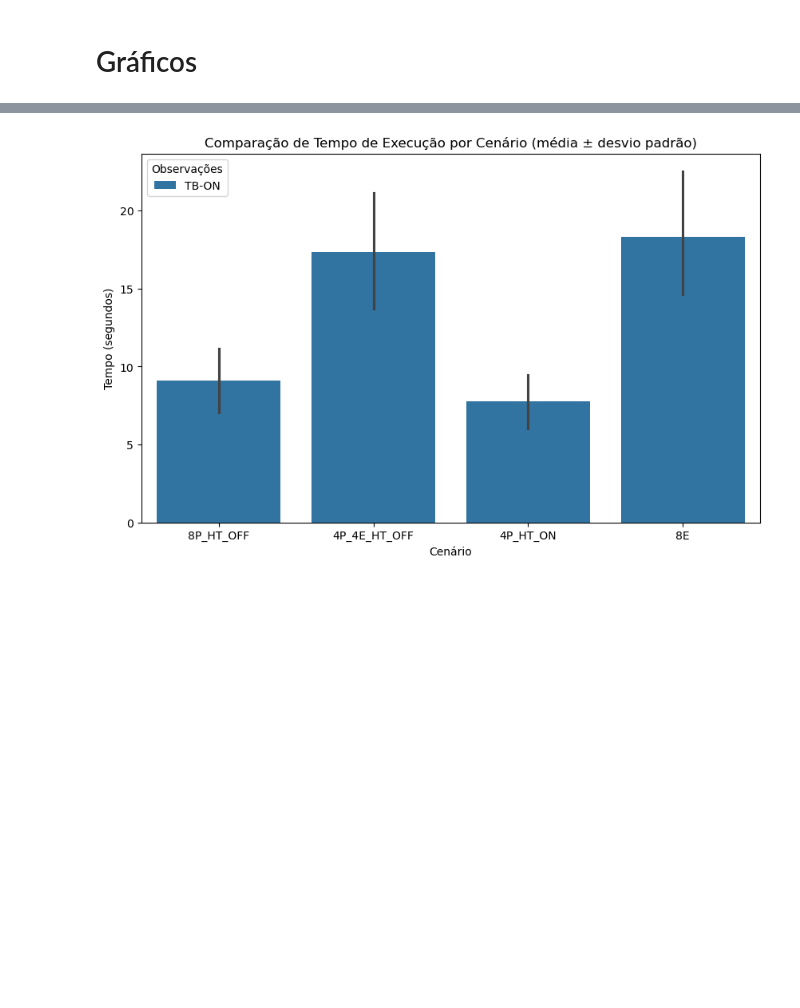
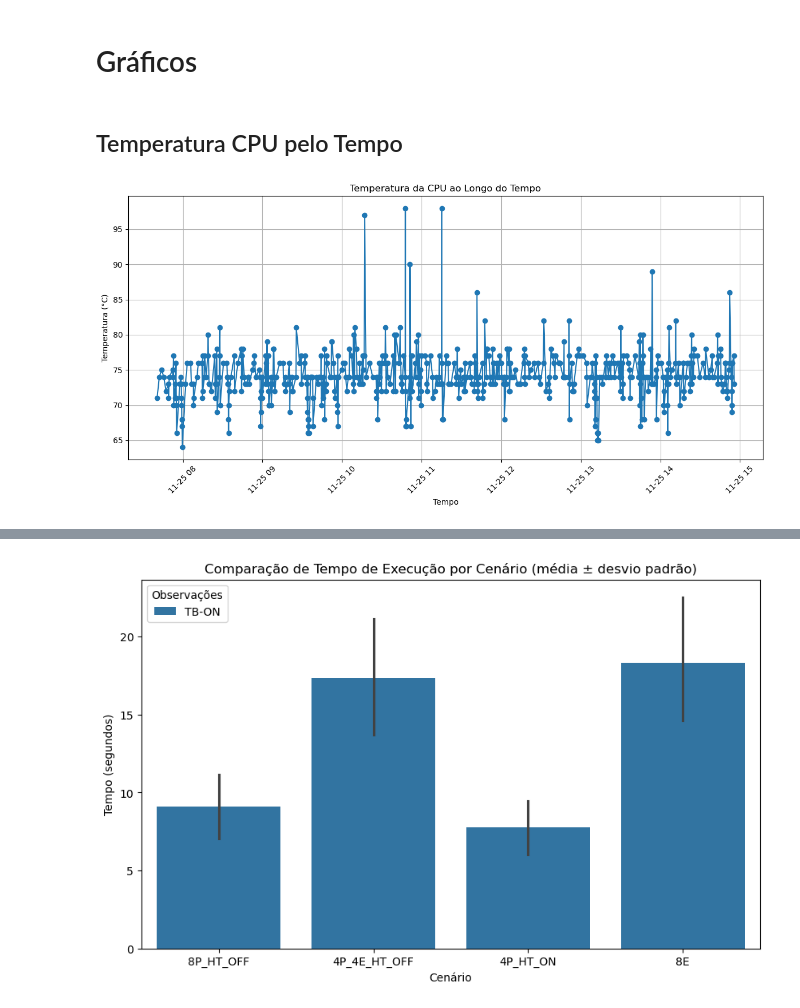
Before and after one commit to jlggross/TF-cmp223, a Jupyter notebook: 03-Final/03.1-Implementacao-Multiprocessing.ipynb, the cells around one changed output, grey strips where cells are left out. Drawn from its saved outputs; the diff is of its cells as text; code cells hidden in the pictures; blank space fills up the shorter version.

```diff
--- a/03-Final/03.1-Implementacao-Multiprocessing.ipynb
+++ b/03-Final/03.1-Implementacao-Multiprocessing.ipynb
@@ -463,3 +498,39 @@ Linha 482: Gerando matrizes 1000x1000...Fim:EXP_0103|Size:1000|Time:0.1389s...10
 Todos os experimentos do plano foram concluídos.
 # %% [markdown]
 # Gráficos
+# %% [markdown]
+## Temperatura CPU pelo Tempo
+# %%
+import pandas as pd
+import matplotlib.pyplot as plt
+
+# 1. Ler o arquivo CSV
+df = pd.read_csv('exp01-multiprocessing/result_exp_multiprocessing_20251125_073926.csv') # Com Turbo Bost
+
+# 2. Converter Timestamp para datetime
+# O pandas lê datas como texto (object) por padrão.
+# Precisamos converter para ele entender a ordem cronológica no gráfico.
+df['Timestamp'] = pd.to_datetime(df['Timestamp'])
+
+# 3. Criar o gráfico
+plt.figure(figsize=(12, 6))
+
+# Opção A: Plot simples (Linha única)
+plt.plot(df['Timestamp'], df['Temp°C'], marker='o')
+
+# Opção B: Plot agrupado por Governador (Recomendado se tiver governadores misturados)
+#governors = df['Executed_Governor'].unique()
+#for gov in governors:
+#    subset = df[df['Executed_Governor'] == gov]
+#    plt.plot(subset['Timestamp'], subset['Temp°C'], marker='o', label=gov)
+
+plt.title('Temperatura da CPU ao Longo do Tempo')
+plt.xlabel('Tempo')
+plt.ylabel('Temperatura (°C)')
+#plt.legend()
+plt.grid(True)
+plt.xticks(rotation=45) # Inclina as datas para facilitar a leitura
+plt.tight_layout()
+plt.show()
+# %% [output]
+[figure, added]
```
Also changed, not shown: parts of 2 cells of this notebook, 4 other files.
